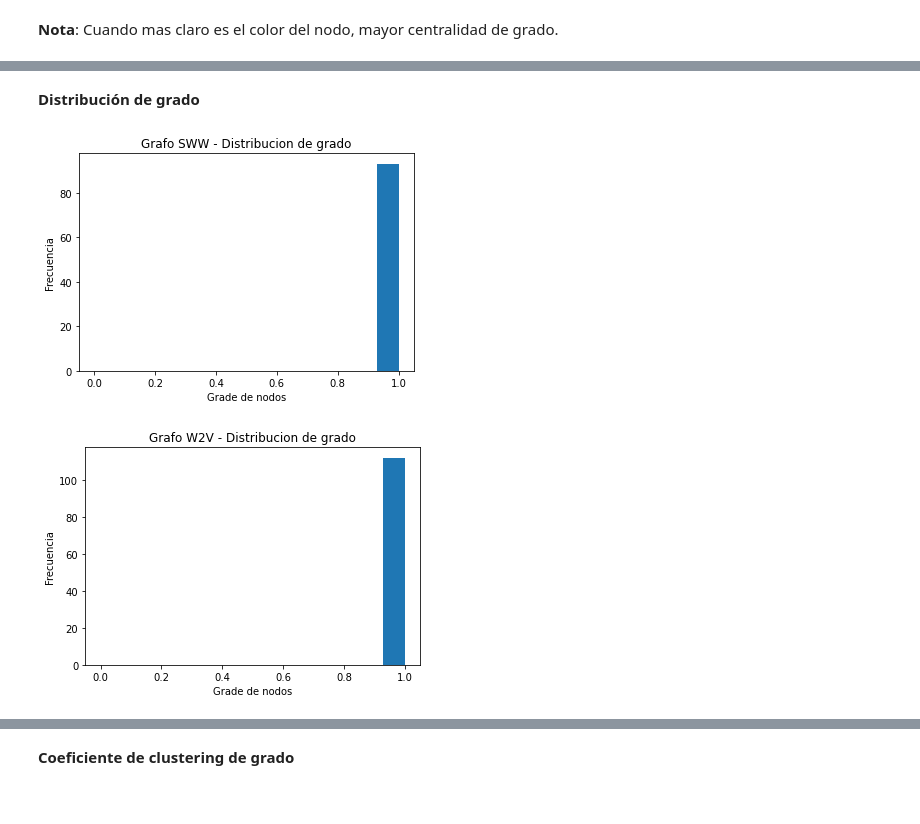
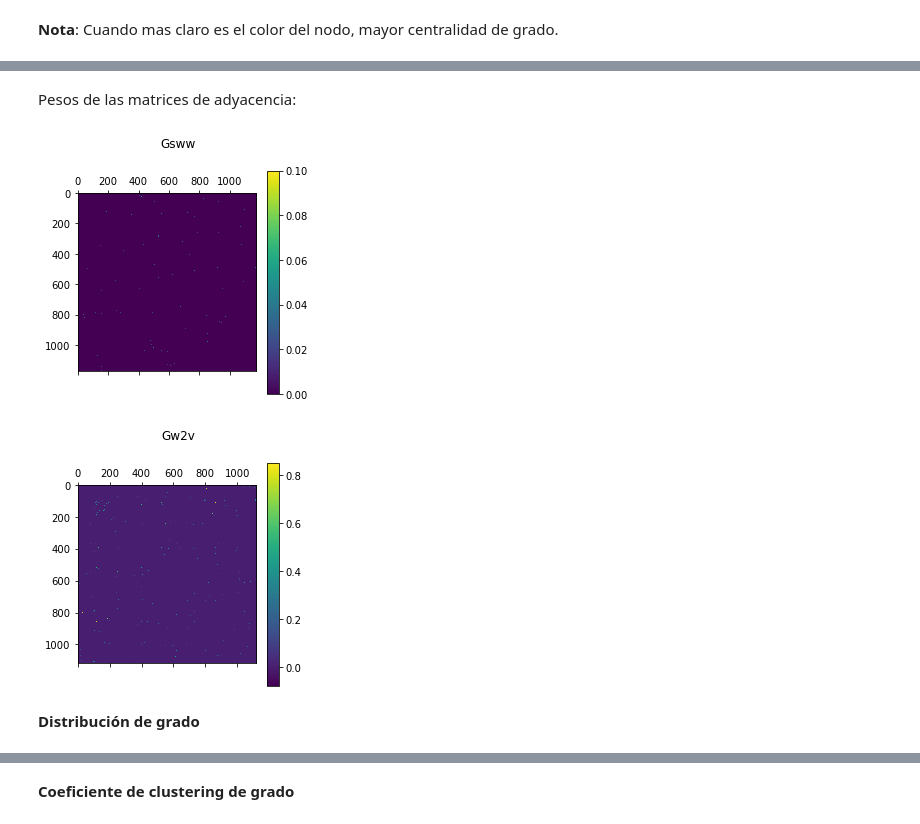
Before and after one commit to magistery-tps/dm-cyt-tp2, a Jupyter notebook: notebooks/analisys.ipynb, the cells around one changed output, grey strips where cells are left out. Cells and saved outputs as stored; diff of their text form; code cells hidden in the pictures.

```diff
--- a/notebooks/analisys.ipynb
+++ b/notebooks/analisys.ipynb
@@ -259,8 +250,10 @@ plot_edge_weight_hist(w2v_graph, title='Grafo W2V')
+# %% [markdown]
+Pesos de las matrices de adyacencia:
+# %%
+plot_adjacency_matrix2(sww_graph, title='Gsww')
+plot_adjacency_matrix2(w2v_graph, title='Gw2v')
+# %% [output]
+[figure, added]
+[figure, added]
 # %% [markdown]
 **Distribución de grado**
-# %%
-plot_nodes_degree_hist(sww_graph, title='Grafo SWW')
-plot_nodes_degree_hist(w2v_graph, title='Grafo W2V')
-# %% [output]
-[figure, removed]
-[figure, removed]
```
Also changed, not shown: parts of 20 cells of this notebook, 4 other files.
